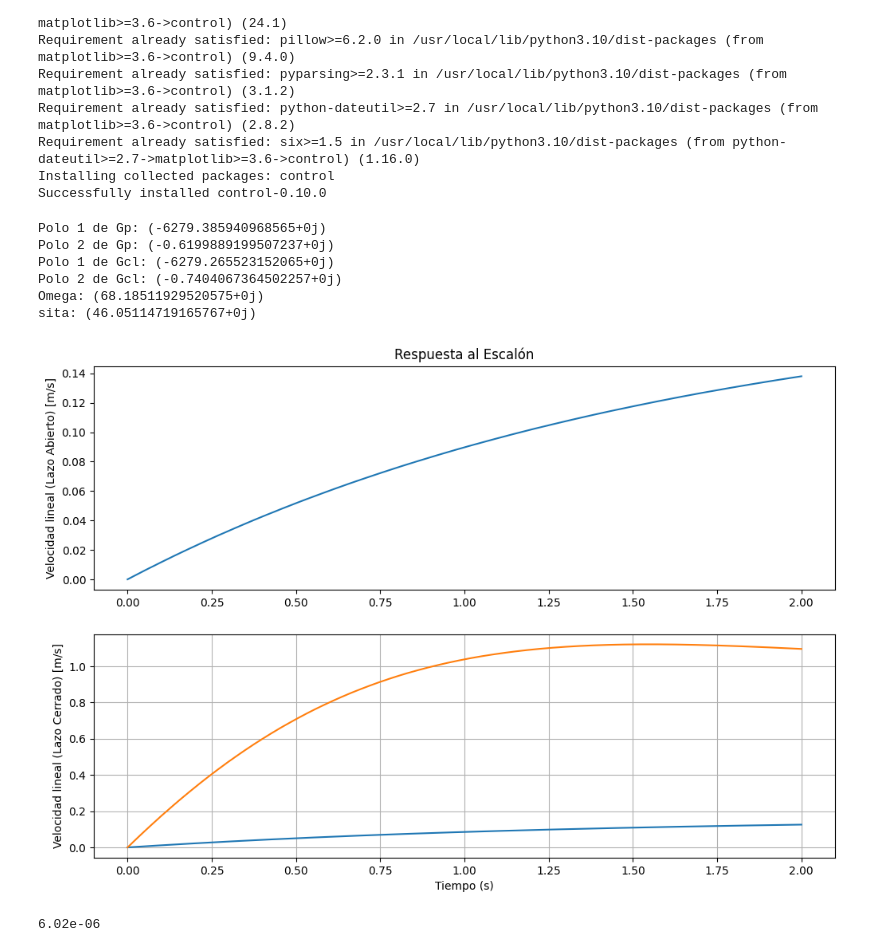
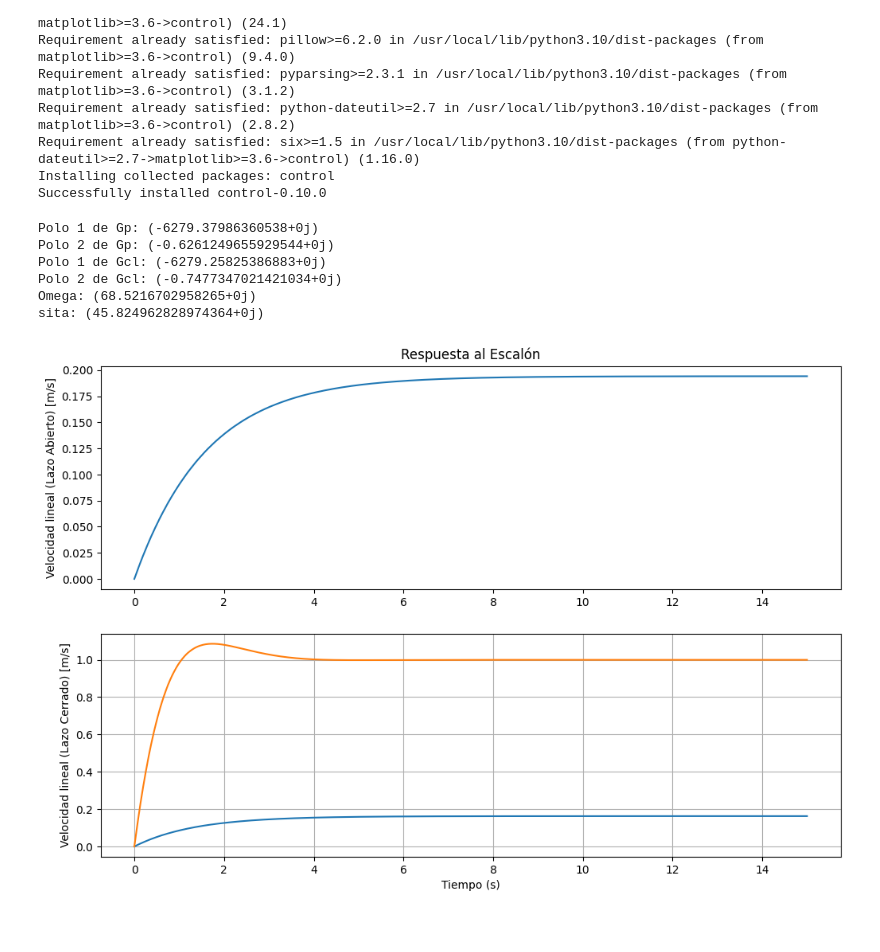
Before and after one commit to RamiroVelascoM/SDC-Proyecto, a Jupyter notebook: ProyectoSDC.ipynb, the cells around one changed output. Drawn from its saved outputs; the diff is of its cells as text; code cells hidden in the pictures.

```diff
--- a/ProyectoSDC.ipynb
+++ b/ProyectoSDC.ipynb
@@ -38,10 +38,10 @@ n = 1/10                 #                     --> n   = relacion de transmision
 
 # Parámetros de la cinta, rodillos y carga
 Radio_Rodillos = 0.05                           # m         --> Diametro de cada rodillo (x2)
-Masa_Rodillos = 0.25                              # Kg        --> Masa de cada rodillo
+Masa_Rodillos = 0.35                              # Kg        --> Masa de cada rodillo
 Longitud_Cinta = 10 + Radio_Rodillos * math.pi     # m         --> Longitud cinta, ida y vuelta
 Ancho_Cinta = 0.7                                # m         --> Ancho de la cinta
-Densidad_Cinta = 2.4                             #Kg/m^3    --> Densidad especifica del material de la cinta
+Densidad_Cinta = 2.3                             #Kg/m^3    --> Densidad especifica del material de la cinta
 Area_Cinta = Longitud_Cinta*Ancho_Cinta           # m^2       --> Area de la cinta, ida y vuelta
 Masa_Cinta = Area_Cinta*Densidad_Cinta            # Kg        --> Masa de la cinta
 Carga = 50                                       # Kg        --> Carga en la cinta transportadora
@@ -75,7 +75,7 @@ print("Polo 1 de Gp:", poles[0])
 print("Polo 2 de Gp:", poles[1])
 
 # Tiempos para simular
-t = np.linspace(0, 2, 1000)
+t = np.linspace(0, 15, 1000)
 
 # Respuesta al escalón en LA
 t, y_open_loop = ctrl.step_response(Gp, t)
@@ -88,7 +88,7 @@ print("Polo 2 de Gcl:", poles[1])
 
 # Sistema en lazo cerrado con controlador PID
 Kp = 15
-Ki = 25
+Ki = 20
 Kd = 0
 C = ctrl.TransferFunction([Kd, Kp, Ki], [1, 0])
 G_PID = ctrl.feedback(C * Gp, 1)
@@ -103,41 +103,37 @@ print("sita:", sita)
 t, y_closed_loop = ctrl.step_response(Gcl, t)
 
 # Respuesta al escalón PID
 t, y_PID = ctrl.step_response(G_PID, t)
 
 # Respuestas en función del tiempo
 plt.figure(figsize=(12, 8))
 
 plt.subplot(2, 1, 1)
 plt.plot(t, y_open_loop)
 plt.title('Respuesta al Escalón')
 plt.ylabel('Velocidad lineal (Lazo Abierto) [m/s]')
 
 plt.subplot(2, 1, 2)
 plt.plot(t, y_closed_loop)
 plt.ylabel('Velocidad lineal (Lazo Cerrado) [m/s]')
 plt.xlabel('Tiempo (s)')
 
 plt.subplot(2, 1, 2)
 plt.plot(t, y_PID)
 plt.ylabel('Velocidad lineal (Lazo Cerrado) [m/s]')
 plt.xlabel('Tiempo (s)')
 
 # Gráfica del LGR
 #plt.figure(figsize=(8, 6))
 #ctrl.root_locus(Gp, plot=True, grid=True)
 #plt.title('Lugar Geométrico de las Raíces')
 plt.grid(True)
 plt.show()
 # %% [output]
-Polo 1 de Gp: (-6279.385940968565+0j)
-Polo 2 de Gp: (-0.6199889199507237+0j)
-Polo 1 de Gcl: (-6279.265523152065+0j)
-Polo 2 de Gcl: (-0.7404067364502257+0j)
-Omega: (68.18511929520575+0j)
-sita: (46.05114719165767+0j)
+Polo 1 de Gp: (-6279.37986360538+0j)
+Polo 2 de Gp: (-0.6261249655929544+0j)
+Polo 1 de Gcl: (-6279.25825386883+0j)
+Polo 2 de Gcl: (-0.7477347021421034+0j)
+Omega: (68.5216702958265+0j)
+sita: (45.824962828974364+0j)
-[figure, old version]
+[figure, new version]
-# %%
-Jm
-# %% [output]
-6.02e-06
```
